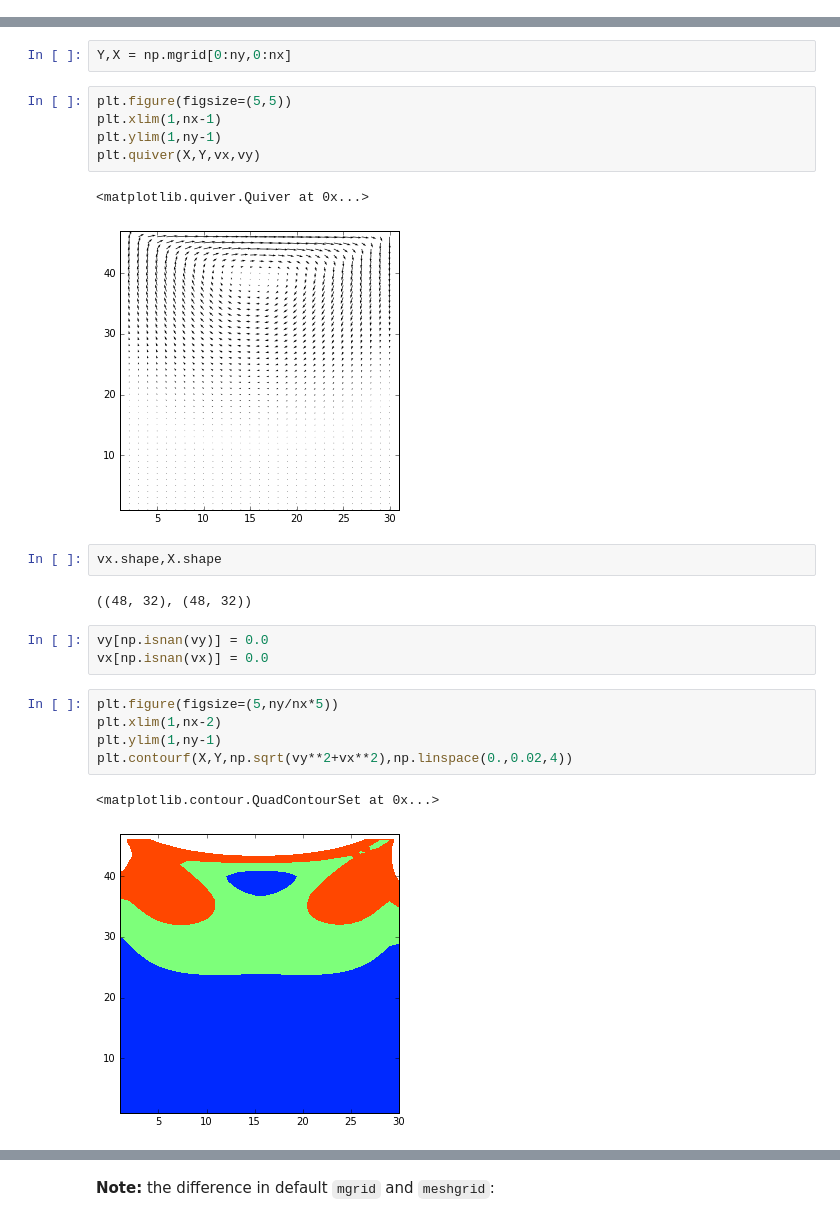
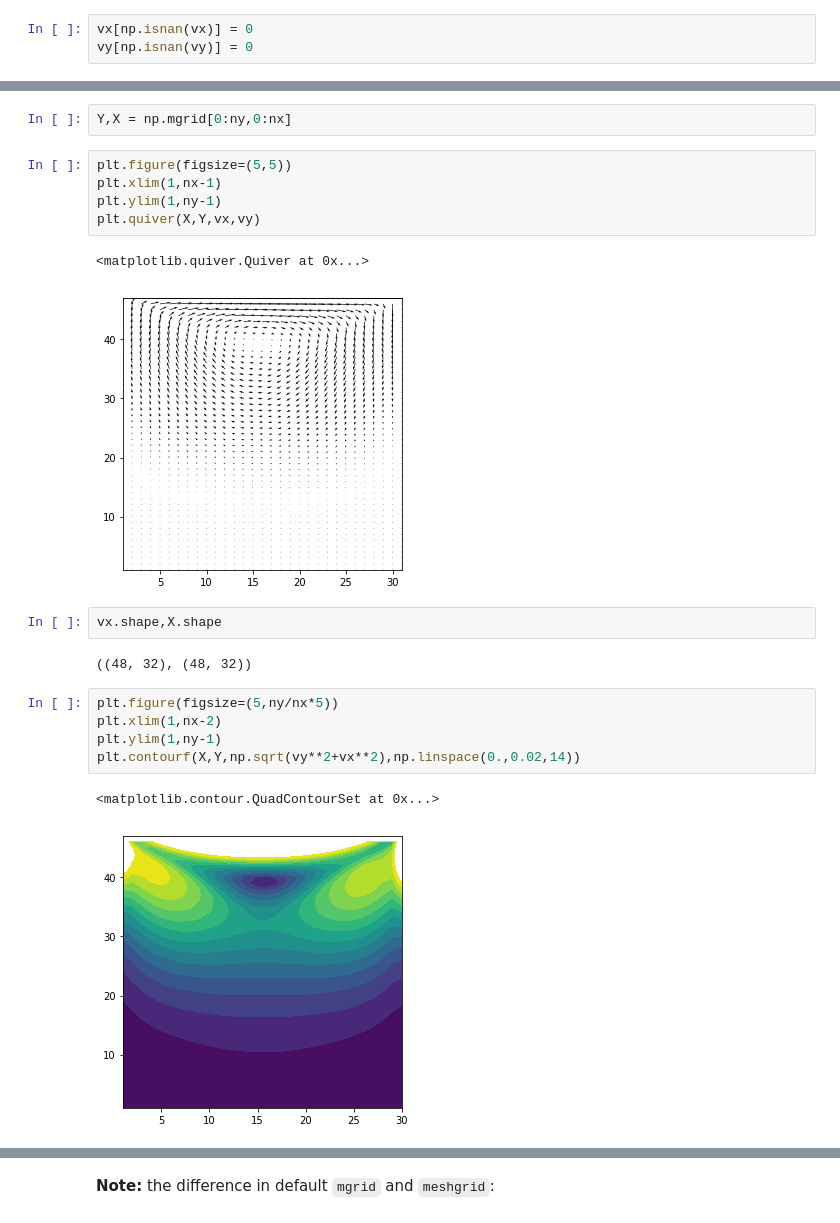
Before and after one commit to marcinofulus/LBM_tutorial, a Jupyter notebook: LBM_tutorial01.ipynb, the cells around one changed output, grey strips where cells are left out. Saved outputs shown, nothing was run; the diff lists cells and outputs as text.

```diff
--- a/LBM_tutorial01.ipynb
+++ b/LBM_tutorial01.ipynb
@@ -206,6 +200,9 @@ One can retrieve from output data the size of the lattice, for example by:
 ny,nx = vx.shape
 # %% [markdown]
 then we can plot the ordered data using fast routine `imshow` (with no interpolation):
+# %%
+vx[np.isnan(vx)] = 0
+vy[np.isnan(vy)] = 0
 # %%
 plt.imshow(np.sqrt(vx**2+vy**2),origin='top',interpolation='nearest')
 # %% [output]
@@ -225,22 +222,19 @@ plt.ylim(1,ny-1)
 plt.quiver(X,Y,vx,vy)
 # %% [output]
 <matplotlib.quiver.Quiver at 0x...>
-[figure, old version]
+[figure, new version]
 # %%
 vx.shape,X.shape
 # %% [output]
 ((48, 32), (48, 32))
-# %%
-vy[np.isnan(vy)] = 0.0
-vx[np.isnan(vx)] = 0.0
 # %%
 plt.figure(figsize=(5,ny/nx*5))
 plt.xlim(1,nx-2)
 plt.ylim(1,ny-1)
-plt.contourf(X,Y,np.sqrt(vy**2+vx**2),np.linspace(0.,0.02,4))
+plt.contourf(X,Y,np.sqrt(vy**2+vx**2),np.linspace(0.,0.02,14))
 # %% [output]
 <matplotlib.contour.QuadContourSet at 0x...>
-[figure, old version]
+[figure, new version]
 # %%
 plt.figure(figsize=(5,ny/nx*5))
 plt.xlim(1,nx-2)
```
Also changed, not shown: parts of 32 cells of this notebook.
